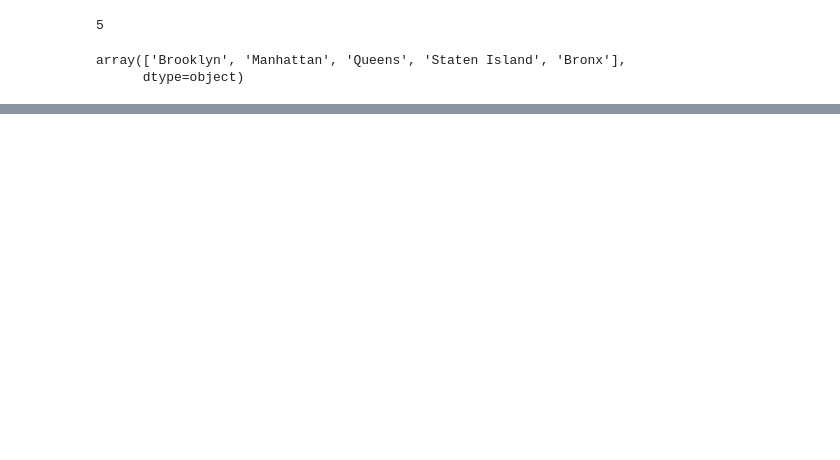
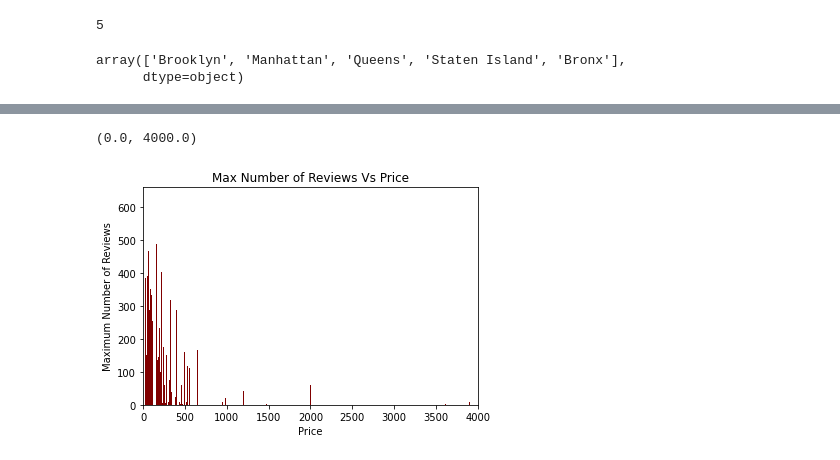
Before and after one commit to Kondasagar/EDA-on-Air_bnb-bookings, a Jupyter notebook: Vidyasagr_Airbnb_Bookings_Analysis_Capstone_Project.ipynb, the cells around one changed output, grey strips where cells are left out. Cells and saved outputs as stored; diff of their text form; code cells hidden in the pictures; blank space fills up the shorter version.

```diff
--- a/Vidyasagr_Airbnb_Bookings_Analysis_Capstone_Project.ipynb
+++ b/Vidyasagr_Airbnb_Bookings_Analysis_Capstone_Project.ipynb
@@ -214,0 +284,3 @@ array(['Brooklyn', 'Manhattan', 'Queens', 'Staten Island', 'Bronx'],
+# %%
+price_location = df_1.groupby(['price'])['number_of_reviews'].max().reset_index()
+price_location.head()
@@ -214,0 +294,10 @@ array(['Brooklyn', 'Manhattan', 'Queens', 'Staten Island', 'Bronx'],
+# %%
+plt.bar(price_location['price'], price_location['number_of_reviews'], color ='maroon')
+
+plt.xlabel("Price")
+plt.ylabel("Maximum Number of Reviews")
+plt.title("Max Number of Reviews Vs Price")
+plt.xlim([0, 4000])
+# %% [output]
+(0.0, 4000.0)
+[figure, added]
```
Also changed, not shown: parts of 13 cells of this notebook.
